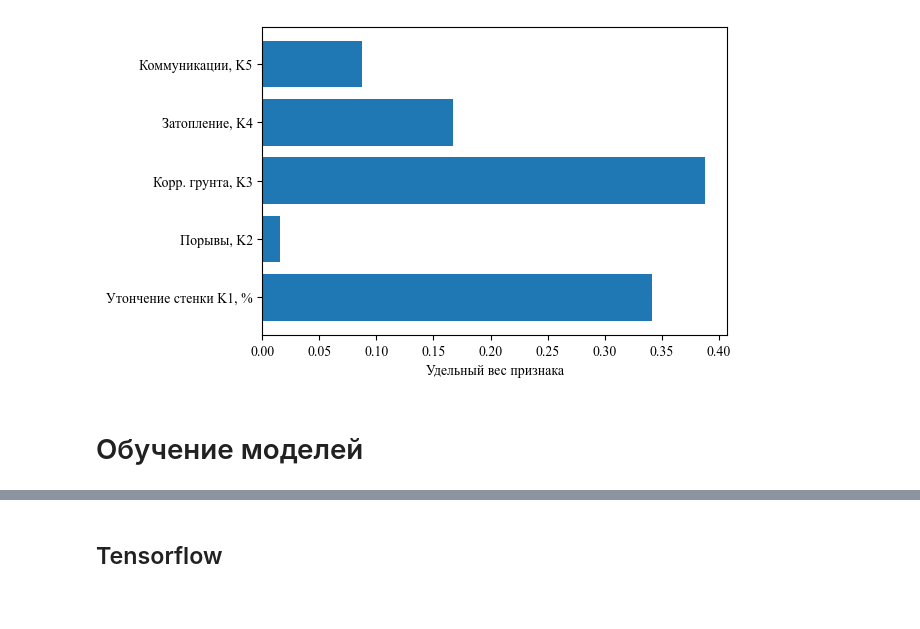
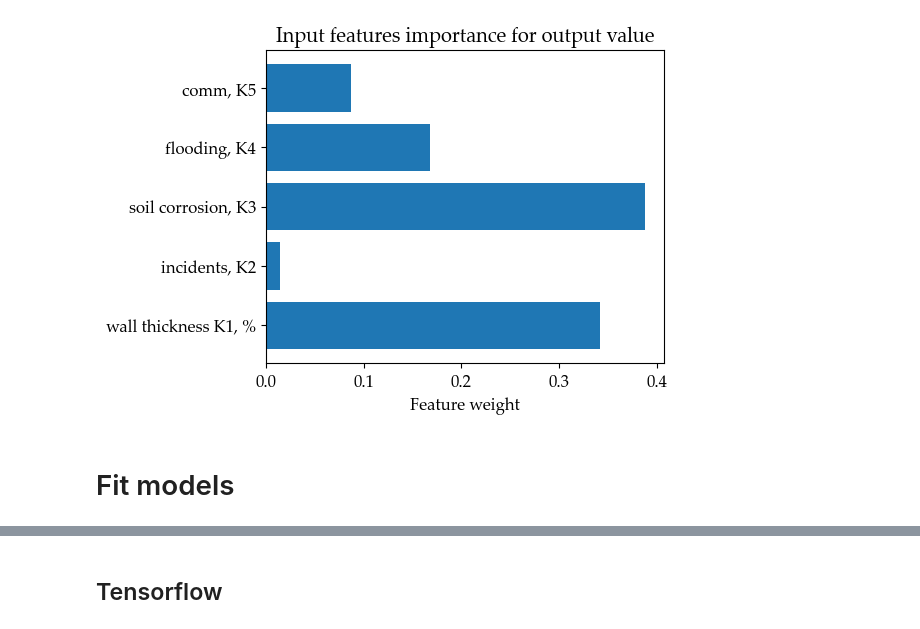
Before and after one commit to caapel/Failure_rate, a Jupyter notebook: Failure_rate.ipynb, the cells around one changed output, grey strips where cells are left out. Saved outputs shown, nothing was run; the diff lists cells and outputs as text; code cells hidden in the pictures.

```diff
--- a/Failure_rate.ipynb
+++ b/Failure_rate.ipynb
@@ -136,10 +137,10 @@ df_common_corr = df_common_corr.rename(columns={'Утончение стенки
 corr_matrix = df_common_corr.corr()
 # %%
 plt.figure(figsize=(7, 5))
-plt.rcParams['font.family'] = 'Times New Roman'
+plt.rcParams['font.family'] = 'Palatino Linotype'
 plt.rcParams['font.size'] = 12
 sns.heatmap(corr_matrix, annot=True, fmt=".2f", cmap='coolwarm', cbar=True, center=None, vmin=-0.5, vmax=0.5)
-#plt.title('Матрица корреляции')
 plt.savefig('corr_matrix.png', dpi = 300, transparent = True)
+plt.title('Pearson correlation matrix')
 plt.show()
 # %% [output]
@@ -158,9 +148,9 @@ plt.savefig('Ki_hist.png', dpi = 300, transparent = True)
 # %%
-# Гистограммы для непрерывных признаков
+# Feature distribution histograms
 df_common.hist(bins=15, figsize=(15, 10))
-plt.rcParams['font.family'] = 'Times New Roman'
+plt.rcParams['font.family'] = 'Palatino Linotype'
 plt.rcParams['font.size'] = 12
-plt.suptitle('Гистограммы распределения признаков')
-plt.savefig('histogram.png', dpi = 300, transparent = True)
+plt.suptitle('Feature distribution histograms')
+#plt.savefig('histogram.png', dpi = 300, transparent = True)
 plt.show()
 # %% [output]
@@ -168,16 +157,0 @@ plt.show()
-# %%
-# Ящики с усами для категориальных признаков
-plt.figure(figsize=(12, 2))
-for index, feature in enumerate(["Утончение стенки K1, %",
-                                 "Порывы, K2",
-                                 "Корр. грунта, K3",
-                                 "Затопление, K4",
-                                 "Коммуникации, K5"]):
-    plt.subplot(1, 5, index + 1)
-    sns.boxplot(x=df_common[feature])
-
-plt.tight_layout
-plt.rcParams['font.family'] = 'Times New Roman'
-plt.rcParams['font.size'] = 12
-plt.savefig('box.png', dpi = 300, transparent = True)
-plt.show()
@@ -185,0 +158,10 @@ plt.show()
+# %%
+plt.figure(figsize=(6,2.5))
+plt.rcParams['font.family'] = 'Palatino Linotype'
+plt.rcParams['font.size'] = 12
+plt.ylim(0, 30)
+sns.histplot(data=df_common, x = 'Ki', bins = 15, kde = True)
+plt.title('Distribution of actual Ki-values in the population of data', {'fontsize': 12})
+plt.tight_layout()
+
+plt.savefig('Ki_hist.png', dpi = 300, transparent = True)
@@ -195,22 +178,21 @@ X_train, X_test, y_train, y_test = train_test_split(X, y, test_size=0.2, random_
 X_train, X_val, y_train, y_val = train_test_split(X_train, y_train, test_size=0.25, random_state=42)  # 0.25 x 0.8 = 0.2
 # %%
-# Оценка ценности признаков
+# Input features importance for output value
 selector = GradientBoostingRegressor(random_state=42)
 selector.fit(X_train, y_train)
 
-# Вывод важности признаков
 feature_importances = selector.feature_importances_
 features = X_train.columns
 
 plt.figure(figsize=(6, 4))
 plt.barh(range(len(features)), feature_importances, align='center')
 plt.yticks(range(len(features)), features)
-plt.xlabel('Удельный вес признака')
+plt.xlabel('Feature weight')
 plt.tight_layout()
 plt.savefig('feature_important.png', dpi = 300, transparent = True)
-#plt.title('Feature Importance')
+plt.title('Input features importance for output value')
 plt.show()
 # %% [output]
-[figure, old version]
+[figure, new version]
 # %% [markdown]
-# Обучение моделей
+# Fit models
```
Also changed, not shown: parts of 59 cells of this notebook, 8 other files.
